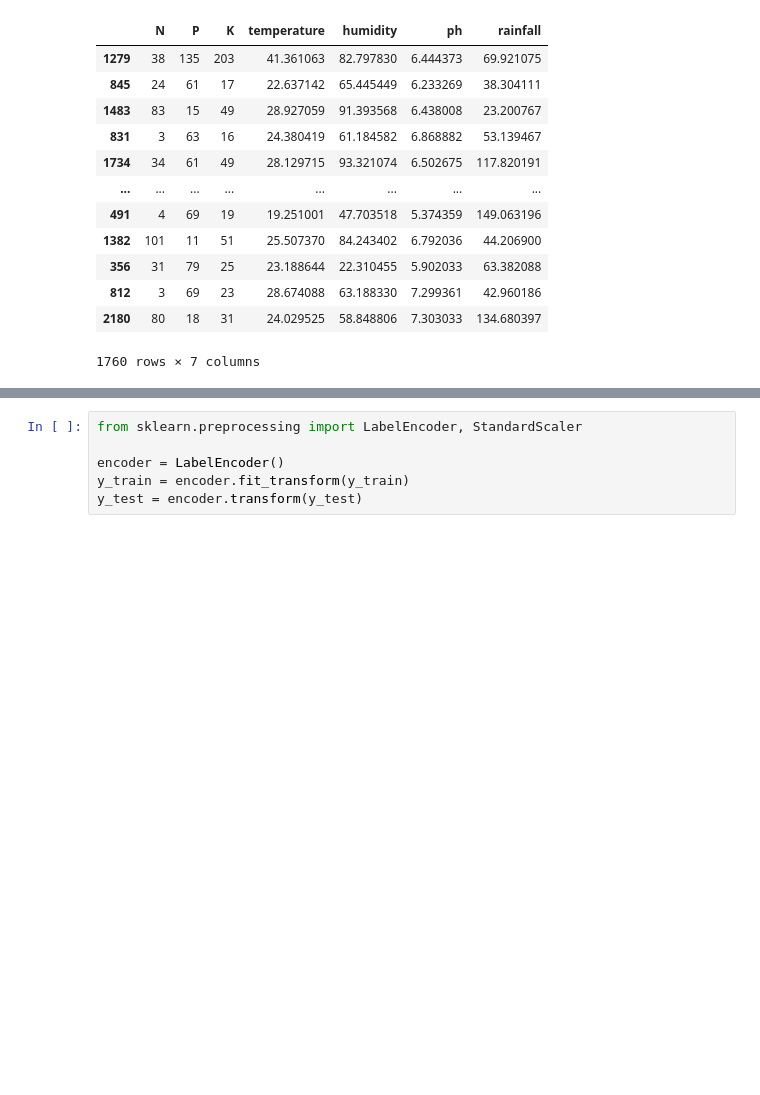
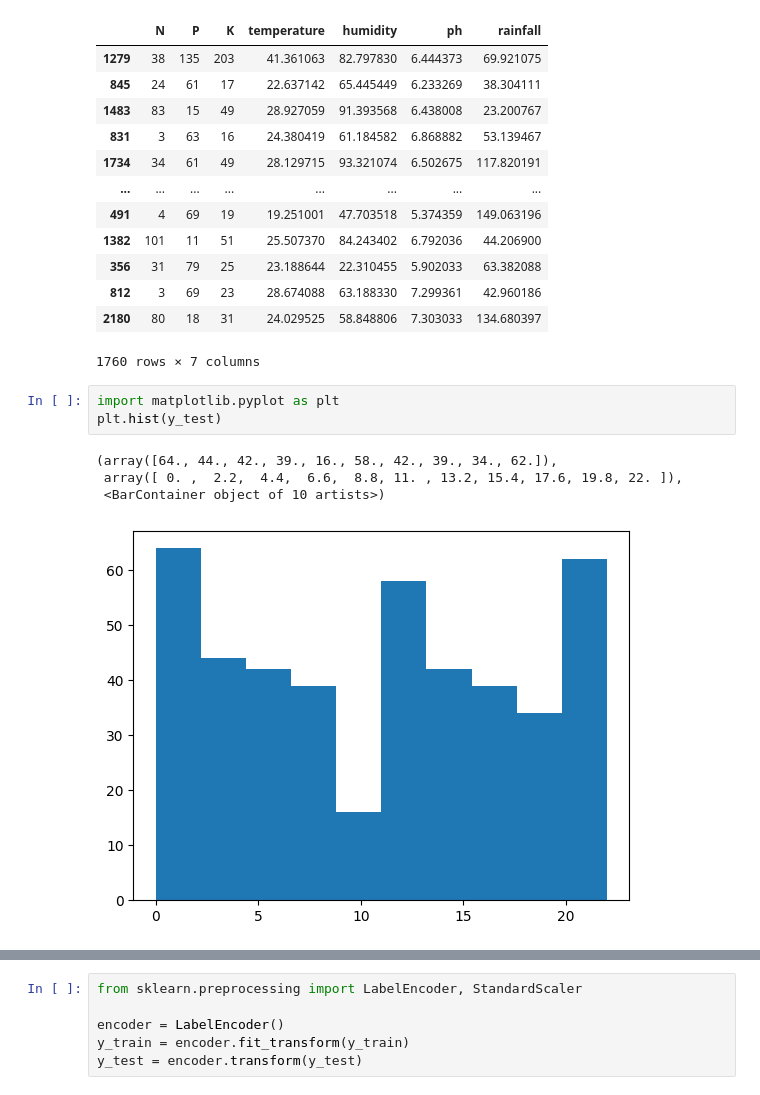
Before and after one commit to modeltrainer100/CS210-Software-Engineering-Project-, a Jupyter notebook: XgboostCrop.ipynb, the cells around one changed output, grey strips where cells are left out. Saved outputs shown, nothing was run; the diff lists cells and outputs as text; blank space fills up the shorter version.

```diff
--- a/XgboostCrop.ipynb
+++ b/XgboostCrop.ipynb
@@ -160,3 +160,11 @@ X_train
 | 812 | 3 | 69 | 23 | 28.674088 | 63.188330 | 7.299361 | 42.960186 |
 | 2180 | 80 | 18 | 31 | 24.029525 | 58.848806 | 7.303033 | 134.680397 |
 1760 rows × 7 columns
+# %%
+import matplotlib.pyplot as plt
+plt.hist(y_test)
+# %% [output]
+(array([64., 44., 42., 39., 16., 58., 42., 39., 34., 62.]),
+ array([ 0. ,  2.2,  4.4,  6.6,  8.8, 11. , 13.2, 15.4, 17.6, 19.8, 22. ]),
+ <BarContainer object of 10 artists>)
+[figure, added]
```
Also changed, not shown: parts of 2 cells of this notebook, 16 other files.
